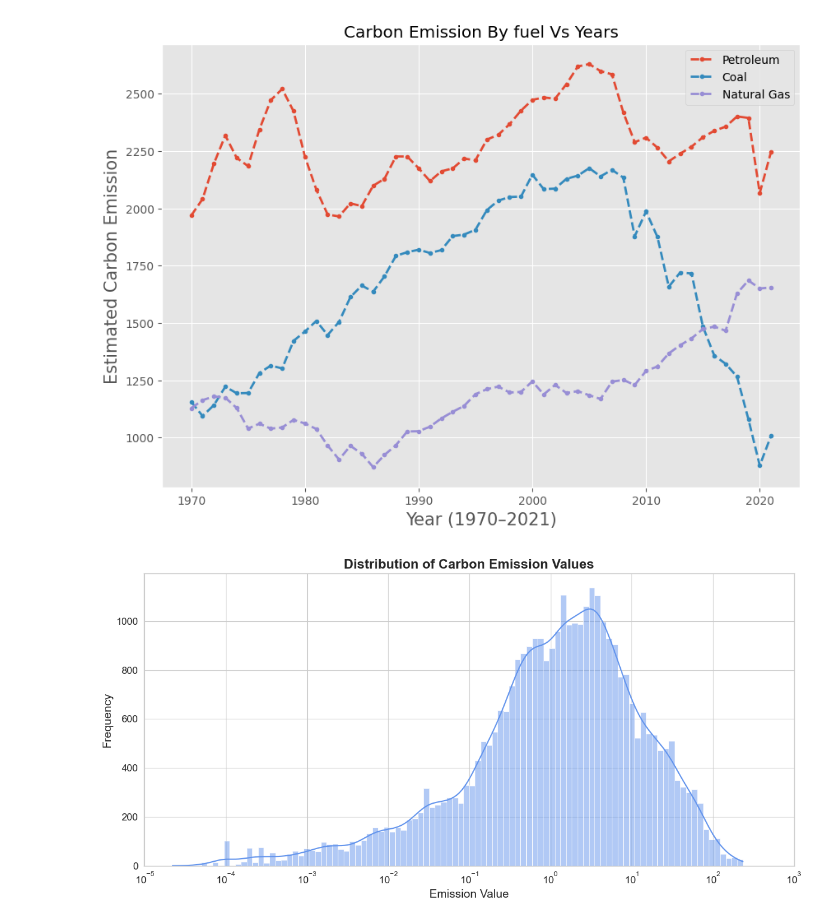
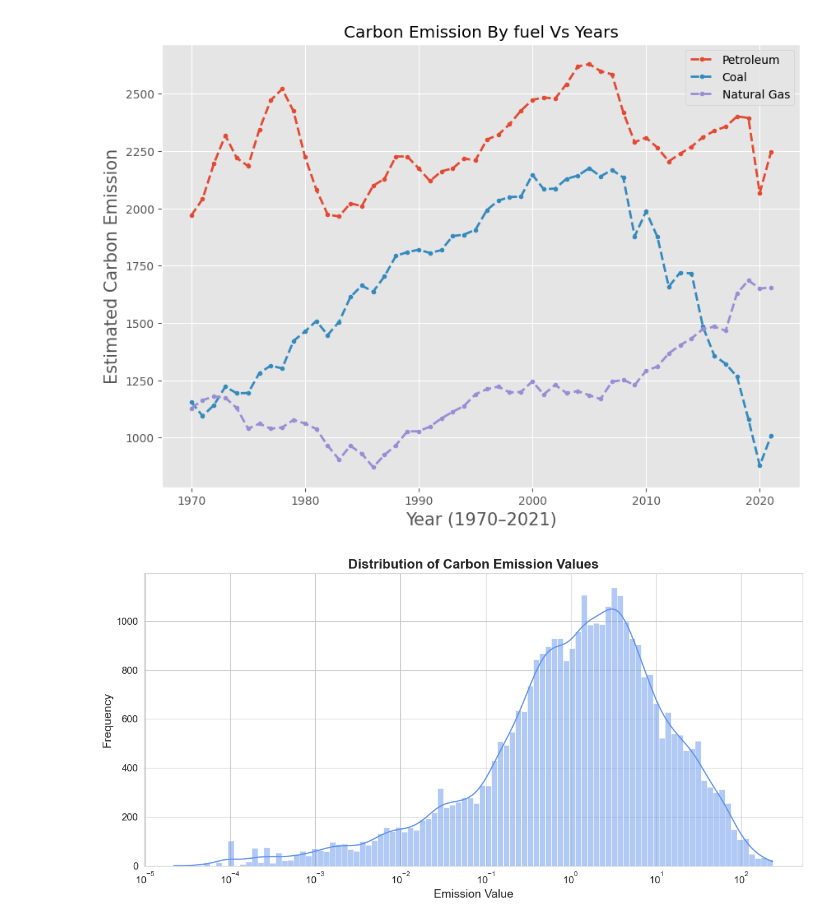
Before and after one commit to houssinekhlif/Project-1, a Jupyter notebook: Attempts/CarbonEmissionsUS.ipynb, the cells around one changed output. Saved outputs shown, nothing was run; the diff lists cells and outputs as text; code cells hidden in the pictures.

```diff
--- a/CarbonEmissionsUS.ipynb
+++ b/Attempts/CarbonEmissionsUS.ipynb
@@ -203,24 +207,23 @@ plt.show()
 # %%
 df_no_total=df_emissions[(df_emissions["sector-name"]!="Total carbon dioxide emissions from all sectors") & (df_emissions["fuel-name"]!="All Fuels") & (df_emissions["state-name"]!="United States")].reset_index(drop=True)
 
 
 sns.set_style("whitegrid")
 
 plt.figure(figsize=(12, 6))
 
 sns.histplot(data=df_no_total,x="value",kde=True,bins=100,color="cornflowerblue",edgecolor="white",linewidth=0.5,log_scale=True)
 
 
 plt.title("Distribution of Carbon Emission Values", fontsize=16, weight='bold')
 plt.xlabel("Emission Value", fontsize=14)
 plt.ylabel("Frequency", fontsize=14)
 
 plt.xticks(fontsize=12)
 plt.yticks(fontsize=12)
 
-plt.xlim(0, 1000)
 
 plt.tight_layout()
 plt.show()
 # %% [output]
-[figure, old version]
+[figure, new version]
```
Also changed, not shown: parts of 3 cells of this notebook, 2 other files.
